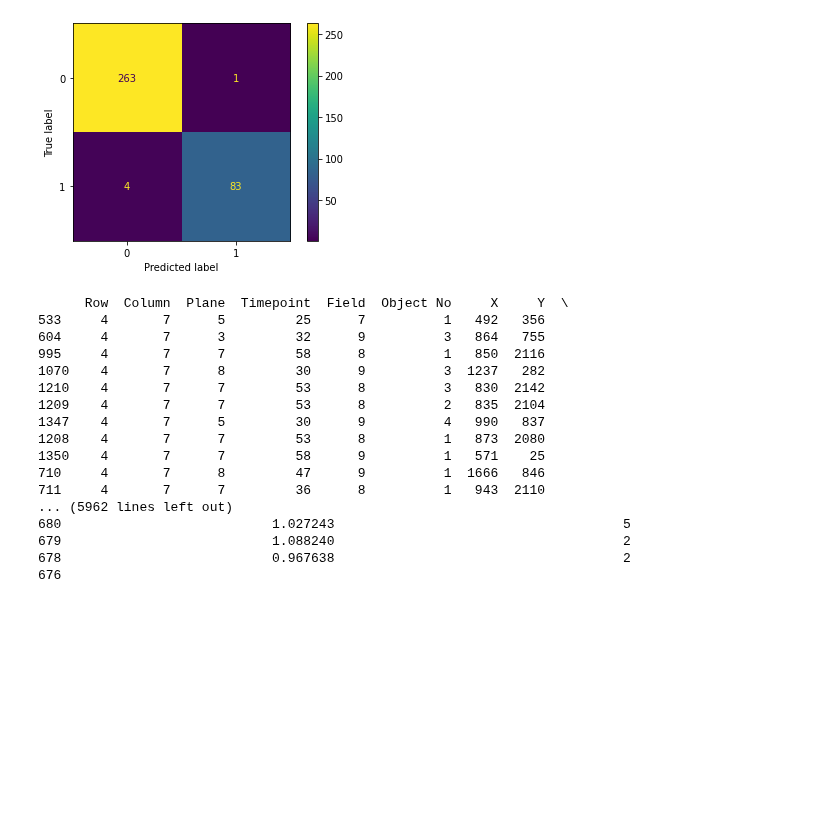
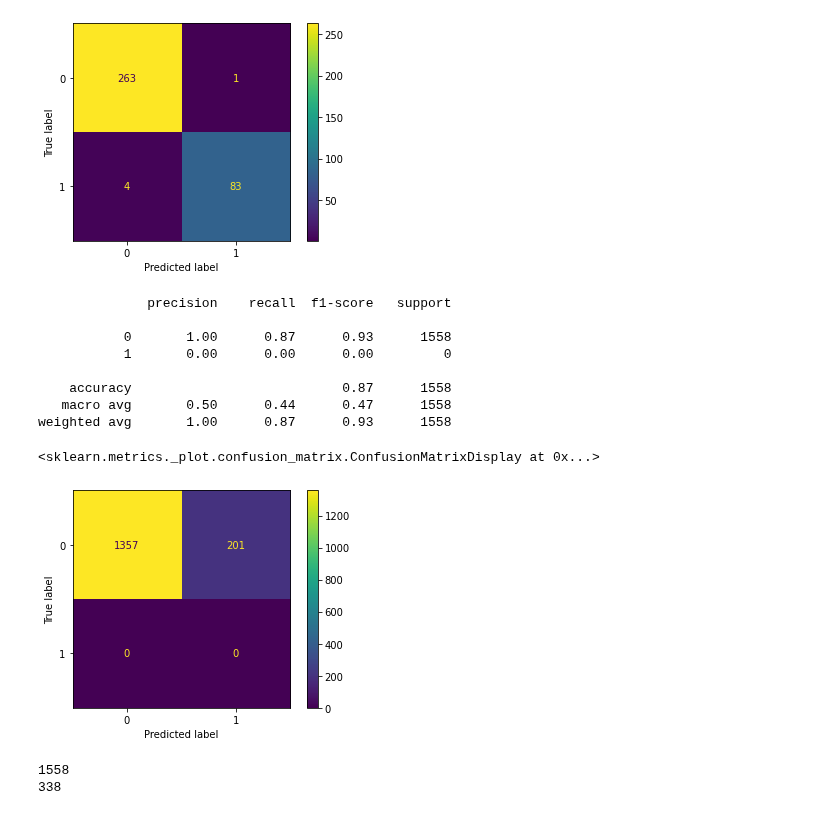
Before and after one commit to niightingale/bep_tools, a Jupyter notebook: general_data_analysis/models_glx.ipynb, the cells around one changed output. Saved outputs shown, nothing was run; the diff lists cells and outputs as text; code cells hidden in the pictures; blank space fills up the shorter version.

```diff
--- a/general_data_analysis/models_glx.ipynb
+++ b/general_data_analysis/models_glx.ipynb
@@ -132,28 +132,30 @@ weighted avg       0.99      0.99      0.99       351
 [figure]
 # %%
 coloc_set_minus = opera_to_df('real_data/Objects_Population - coloc_wt_minus.csv')
+zero_set = [0 for i in range(len(coloc_set_minus))]
+coloc_set_minus['true colocalization'] = zero_set
 X = coloc_set_minus[['coloc - Spot Contrast', 'coloc - Spot Area [px²]', 'coloc - Spot To Region Intensity']]
 # %%
 predictions = m.predict(X)
 coloc_set_minus['pred_pos'] = predictions
+
+print(classification_report(zero_set,p))
+ConfusionMatrixDisplay.from_predictions(zero_set, p)
+# %% [output]
+              precision    recall  f1-score   support
+
+           0       1.00      0.87      0.93      1558
+           1       0.00      0.00      0.00         0
+
+    accuracy                           0.87      1558
+   macro avg       0.50      0.44      0.47      1558
+weighted avg       1.00      0.87      0.93      1558
+<sklearn.metrics._plot.confusion_matrix.ConfusionMatrixDisplay at 0x...>
+[figure, added]
 # %%
 coloc_set_minus = coloc_set_minus.sort_values(by = ['pred_pos'], ascending = False)
-coloc_set_minus
+print(len(coloc_set_minus))
+print((np.sum(predictions)))
 # %% [output]
-      Row  Column  Plane  Timepoint  Field  Object No     X     Y  \
-533     4       7      5         25      7          1   492   356
-604     4       7      3         32      9          3   864   755
-995     4       7      7         58      8          1   850  2116
-1070    4       7      8         30      9          3  1237   282
-1210    4       7      7         53      8          3   830  2142
-1209    4       7      7         53      8          2   835  2104
-1347    4       7      5         30      9          4   990   837
-1208    4       7      7         53      8          1   873  2080
-1350    4       7      7         58      9          1   571    25
-710     4       7      8         47      9          1  1666   846
-711     4       7      7         36      8          1   943  2110
-... (5962 lines left out)
-680                           1.027243                                     5
-679                           1.088240                                     2
-678                           0.967638                                     2
-676
+1558
+338
```
Also changed, not shown: parts of 8 cells of this notebook, 1 other file.
